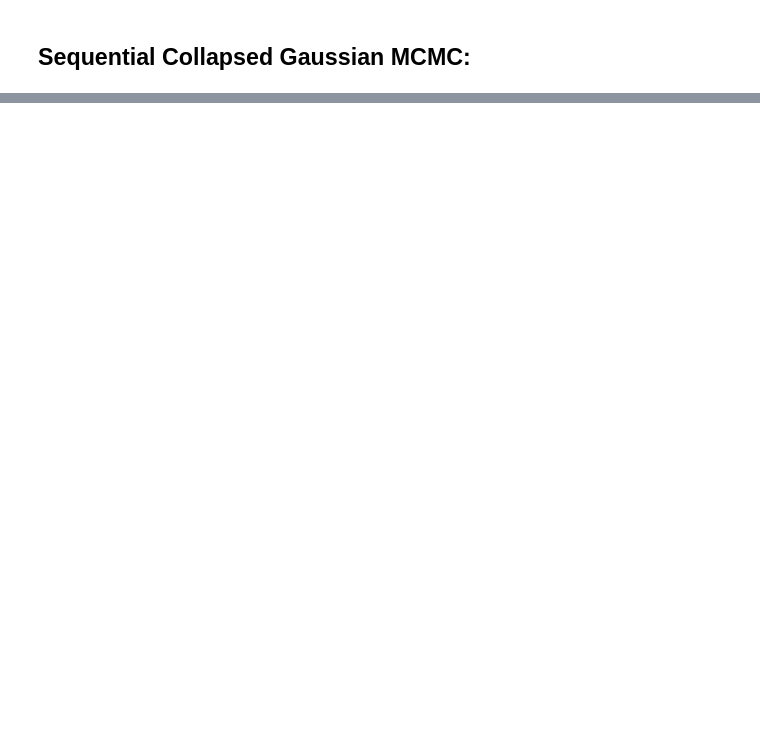
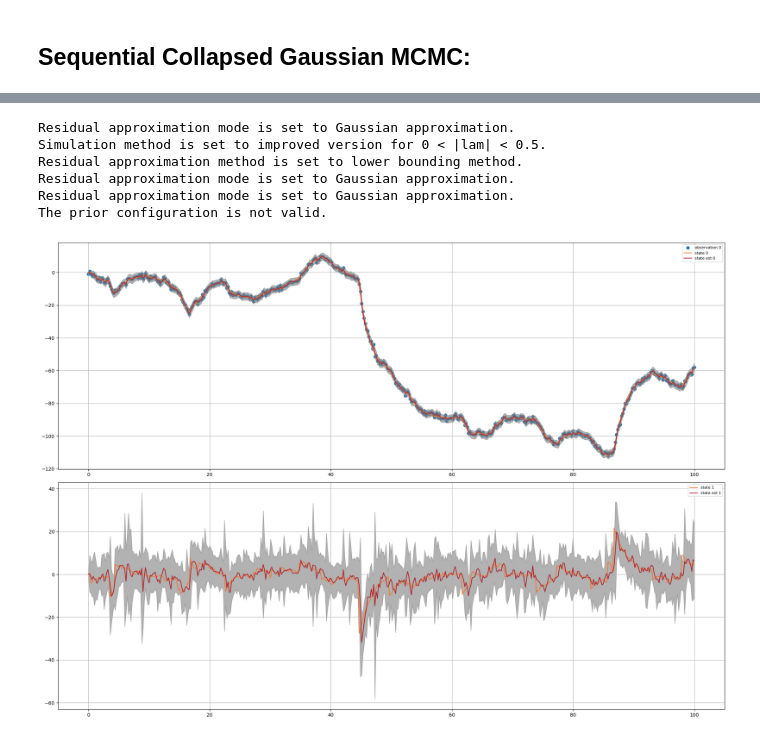
Before and after one commit to yamankindap/models, a Jupyter notebook: example3.ipynb, the cells around one changed output, grey strips where cells are left out. Saved outputs shown, nothing was run; the diff lists cells and outputs as text; code cells hidden in the pictures; blank space fills up the shorter version.

```diff
--- a/example3.ipynb
+++ b/example3.ipynb
@@ -293,0 +302,70 @@ plt.show()
+# %%
+##################################
+# Initial distribution definition.
+##################################
+
+x_init_levy = np.random.normal(loc=0., scale=0.1, size=(D, 1))
+# x_init = np.random.normal(loc=0., scale=1., size=(n_particles, D, 1))
+
+C_init_levy = np.random.normal(loc=0., scale=0.1, size=(D, D))
+C_init_levy = C_init_levy.T @ C_init_levy
+
+##################################
+# State transition dynamics.
+##################################
+
+theta_levy = theta
+mu_levy = mu
+sigma_levy = sigma
+
+# subordinator_levy = GammaProcess(**{"beta":1., "C":1.})
+# subordinator_levy = TemperedStableProcess(**{"alpha":0.6, "beta":0.1, "C":0.5})
+subordinator_levy = GeneralisedInverseGaussianProcess(**{"lam":-0.4, "gamma":0.01, "delta":1.0})
+
+##################################
+# Observation model.
+##################################
+
+sigma_eps_levy = sigma_eps
+
+##################################
+# Langevin model.
+##################################
+
+model_levy = NVMLangevinModel(**{"subordinator":subordinator_levy, "theta":theta_levy, "mu":mu_levy, "sigma":sigma_levy, "sigma_eps":sigma_eps_levy})
+
+observations = Y[:,0,:]
+inference_module = MarginalisedParticleFilter(model=model_levy, prior=None, proposal=None)
+n_particles = 100
+# %% [output]
+Residual approximation mode is set to Gaussian approximation.
+Simulation method is set to improved version for 0 < |lam| < 0.5.
+Residual approximation method is set to lower bounding method.
+Residual approximation mode is set to Gaussian approximation.
+Residual approximation mode is set to Gaussian approximation.
+The prior configuration is not valid.
+# %%
+memory = inference_module.filter(times, observations, x_init_levy, C_init_levy, n_particles=n_particles)
+# %%
+fig, ax = plt.subplots(nrows=(X.shape[-2]), ncols=1, figsize=(20,14))
+
+i = 0
+for j in range(X.shape[-2]):
+    if i == 0:
+        ax[i].scatter(times, Y[:,0, j,:], label=f'observation {j}')
+    ax[i].plot(times, X[:,0, j,:], label=f'state {j}', c="#f37735")
+    ax[i].plot(times, memory['filtered_mean'][:,j,:], label=f'state est {j}', c="#af272f")
+    ax[i].fill_between(times.flatten(), memory['filtered_mean'][:,j,:].flatten(), memory['filtered_mean'][:,j,:].flatten() + 3 * np.sqrt(memory['filtered_cov'][:,j,j]), alpha=0.6, color='grey')
+    ax[i].fill_between(times.flatten(), memory['filtered_mean'][:,j,:].flatten(), memory['filtered_mean'][:,j,:].flatten() - 3 * np.sqrt(memory['filtered_cov'][:,j,j]), alpha=0.6, color='grey')
+
+    # if (j == 1):
+    #     ax[i].set_ylim(y_axis_lims[0], y_axis_lims[1])
+
+    ax[i].grid(True)
+    ax[i].legend(fontsize=8)
+    i += 1
+
+plt.tight_layout()
+plt.show()
+# %% [output]
+[figure, added]
```
Also changed, not shown: parts of 11 cells of this notebook, 2 other files.
